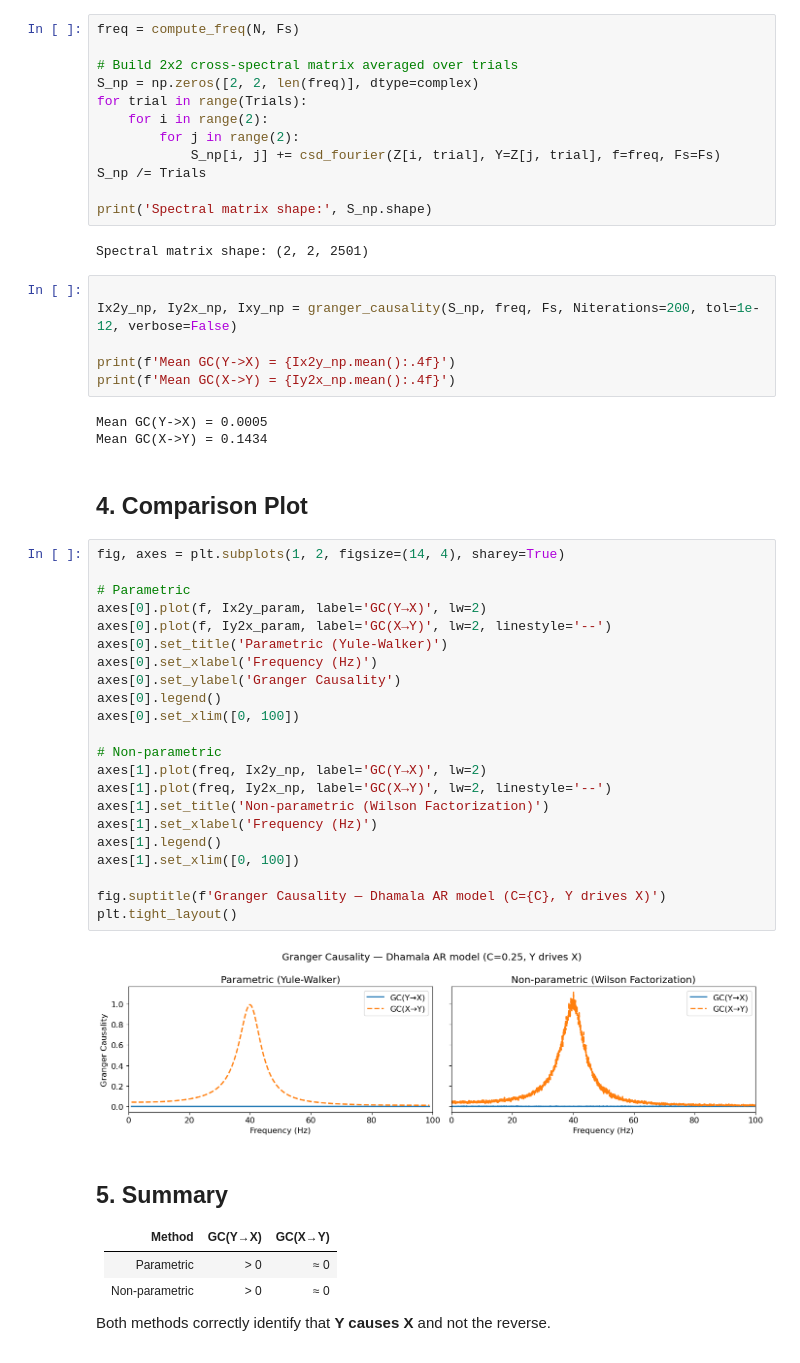
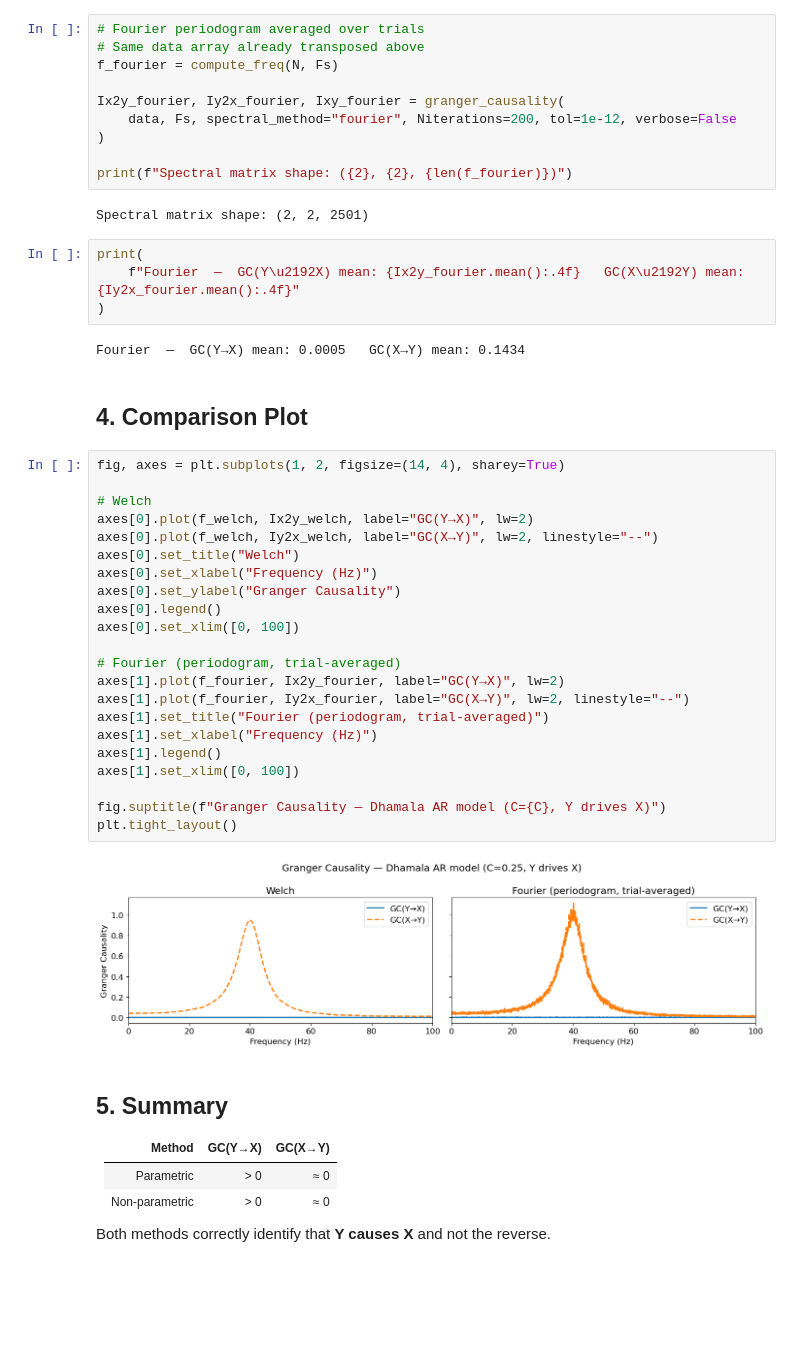
Before and after one commit to ViniciusLima94/pyGC, a Jupyter notebook: notebooks/01_basic_granger_causality.ipynb, the cells around one changed output. Drawn from its saved outputs; the diff is of its cells as text; blank space fills up the shorter version.

```diff
--- a/notebooks/01_basic_granger_causality.ipynb
+++ b/notebooks/01_basic_granger_causality.ipynb
@@ -87,54 +74,49 @@ Mean GC(X->Y) = 0.1448
 
 We compute the cross-spectral matrix directly from the FFT and factorize it using the Wilson algorithm.
 # %%
-freq = compute_freq(N, Fs)
+# Fourier periodogram averaged over trials
+# Same data array already transposed above
+f_fourier = compute_freq(N, Fs)
 
-# Build 2x2 cross-spectral matrix averaged over trials
-S_np = np.zeros([2, 2, len(freq)], dtype=complex)
-for trial in range(Trials):
-    for i in range(2):
-        for j in range(2):
-            S_np[i, j] += csd_fourier(Z[i, trial], Y=Z[j, trial], f=freq, Fs=Fs)
-S_np /= Trials
+Ix2y_fourier, Iy2x_fourier, Ixy_fourier = granger_causality(
+    data, Fs, spectral_method="fourier", Niterations=200, tol=1e-12, verbose=False
+)
 
-print('Spectral matrix shape:', S_np.shape)
+print(f"Spectral matrix shape: ({2}, {2}, {len(f_fourier)})")
 # %% [output]
 Spectral matrix shape: (2, 2, 2501)
 # %%
-
-Ix2y_np, Iy2x_np, Ixy_np = granger_causality(S_np, freq, Fs, Niterations=200, tol=1e-12, verbose=False)
-
-print(f'Mean GC(Y->X) = {Ix2y_np.mean():.4f}')
-print(f'Mean GC(X->Y) = {Iy2x_np.mean():.4f}')
+print(
+    f"Fourier  —  GC(Y\u2192X) mean: {Ix2y_fourier.mean():.4f}   GC(X\u2192Y) mean: {Iy2x_fourier.mean():.4f}"
+)
 # %% [output]
-Mean GC(Y->X) = 0.0005
-Mean GC(X->Y) = 0.1434
+Fourier  —  GC(Y→X) mean: 0.0005   GC(X→Y) mean: 0.1434
 # %% [markdown]
 ## 4. Comparison Plot
 # %%
 fig, axes = plt.subplots(1, 2, figsize=(14, 4), sharey=True)
 
-# Parametric
-axes[0].plot(f, Ix2y_param, label='GC(Y→X)', lw=2)
-axes[0].plot(f, Iy2x_param, label='GC(X→Y)', lw=2, linestyle='--')
-axes[0].set_title('Parametric (Yule-Walker)')
-axes[0].set_xlabel('Frequency (Hz)')
-axes[0].set_ylabel('Granger Causality')
+# Welch
+axes[0].plot(f_welch, Ix2y_welch, label="GC(Y→X)", lw=2)
+axes[0].plot(f_welch, Iy2x_welch, label="GC(X→Y)", lw=2, linestyle="--")
+axes[0].set_title("Welch")
+axes[0].set_xlabel("Frequency (Hz)")
+axes[0].set_ylabel("Granger Causality")
 axes[0].legend()
 axes[0].set_xlim([0, 100])
 
-# Non-parametric
-axes[1].plot(freq, Ix2y_np, label='GC(Y→X)', lw=2)
-axes[1].plot(freq, Iy2x_np, label='GC(X→Y)', lw=2, linestyle='--')
-axes[1].set_title('Non-parametric (Wilson Factorization)')
-axes[1].set_xlabel('Frequency (Hz)')
+# Fourier (periodogram, trial-averaged)
+axes[1].plot(f_fourier, Ix2y_fourier, label="GC(Y→X)", lw=2)
+axes[1].plot(f_fourier, Iy2x_fourier, label="GC(X→Y)", lw=2, linestyle="--")
+axes[1].set_title("Fourier (periodogram, trial-averaged)")
+axes[1].set_xlabel("Frequency (Hz)")
 axes[1].legend()
 axes[1].set_xlim([0, 100])
 
-fig.suptitle(f'Granger Causality — Dhamala AR model (C={C}, Y drives X)')
+fig.suptitle(f"Granger Causality — Dhamala AR model (C={C}, Y drives X)")
 plt.tight_layout()
 # %% [output]
-[figure, old version]
+[figure, new version]
 # %% [markdown]
 ## 5. Summary
 
```
Also changed, not shown: parts of 4 cells of this notebook, 13 other files.
